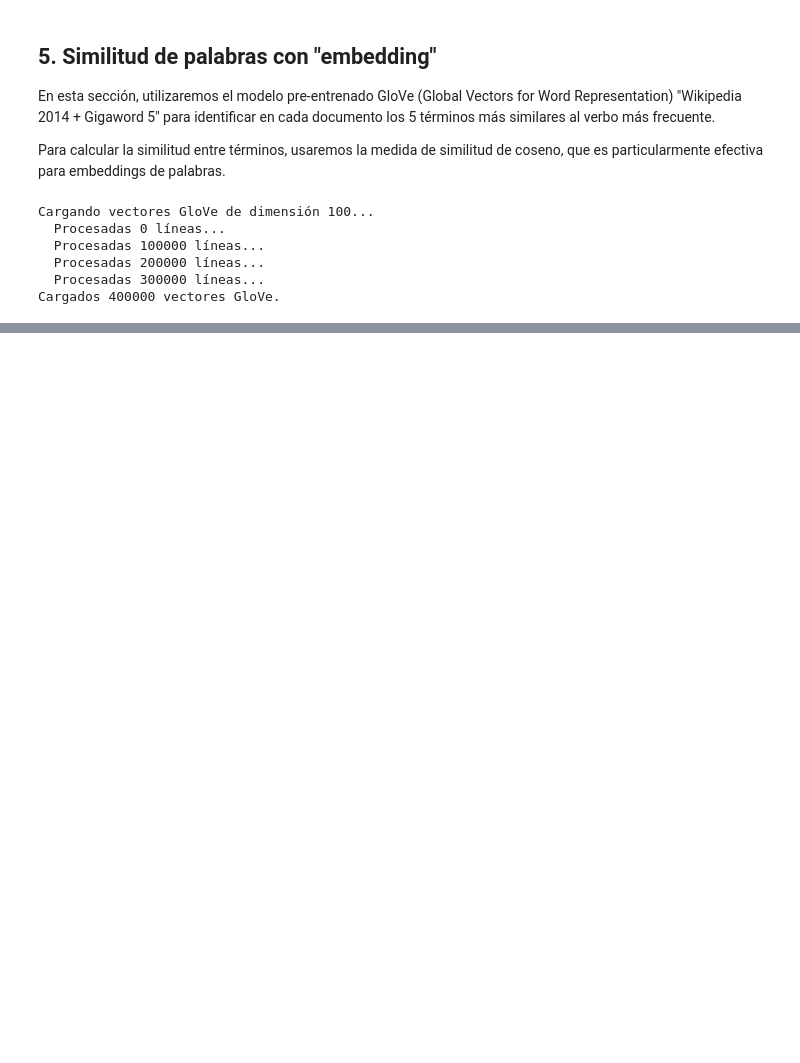
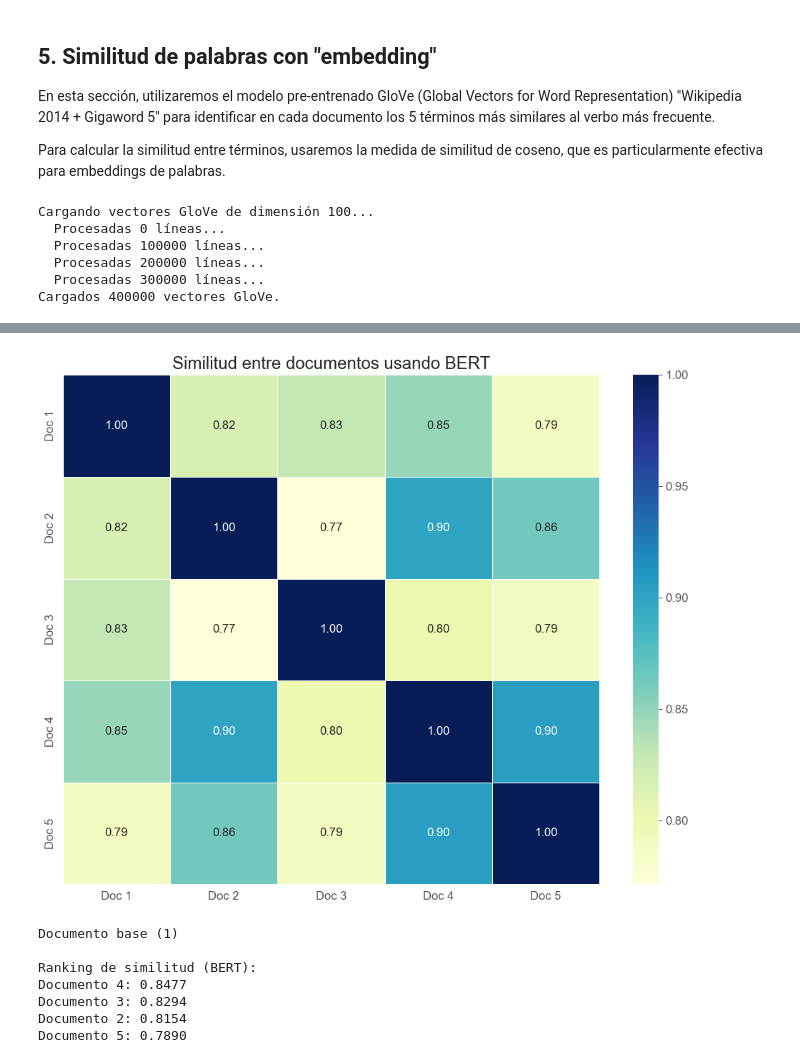
Before and after one commit to kvalencee/NLP-Semantic-Similarity-Analysis, a Jupyter notebook: Practica4_ValenciaHernandezKevinGuadalupe_5BV1.ipynb, the cells around one changed output, grey strips where cells are left out. Saved outputs shown, nothing was run; the diff lists cells and outputs as text; code cells hidden in the pictures; blank space fills up the shorter version.

```diff
--- a/Practica4_ValenciaHernandezKevinGuadalupe_5BV1.ipynb
+++ b/Practica4_ValenciaHernandezKevinGuadalupe_5BV1.ipynb
@@ -1033,0 +1127,19 @@ GloVe captura relaciones semánticas entre palabras basándose en estadísticas
+# %%
+# Calcular similitud del coseno entre todos los pares de documentos
+print("\nSimilitud entre documentos usando embeddings BERT:")
+print(f"{'-'*50}")
+
+# Matriz para almacenar similitudes
+num_docs = len(embeddings_documentos)
+matriz_similitud = np.zeros((num_docs, num_docs))
+
+for i in range(num_docs):
+    for j in range(i, num_docs):
+        # Calcular similitud del coseno
+        sim = cosine_similarity(embeddings_documentos[i], embeddings_documentos[j])[0][0]
+        matriz_similitud[i, j] = sim
+        matriz_similitud[j, i] = sim  # La matriz es simétrica
+
+        # Mostrar resultado solo para pares distintos (i != j)
+        if i != j:
+            print(f"Documento {i+1} ↔ Documento {j+1}: {sim:.4f}")
@@ -1033,0 +1159,41 @@ GloVe captura relaciones semánticas entre palabras basándose en estadísticas
+# %%
+import pandas as pd
+import matplotlib.pyplot as plt
+import seaborn as sns
+
+# Crear DataFrame para la matriz de similitud
+df_similitud = pd.DataFrame(matriz_similitud)
+df_similitud.index = [f'Doc {i+1}' for i in range(num_docs)]
+df_similitud.columns = [f'Doc {i+1}' for i in range(num_docs)]
+
+# Visualizar matriz de similitud como mapa de calor
+plt.figure(figsize=(10, 8))
+sns.heatmap(df_similitud, annot=True, cmap="YlGnBu", fmt=".2f", linewidths=.5)
+plt.title('Similitud entre documentos usando BERT')
+plt.tight_layout()
+plt.show()
+
+# Crear tabla de similitud para el documento base (el primero) con los demás
+doc_base_idx = 0  # Documento base (el primero)
+similitudes_bert = []
+
+for i in range(num_docs):
+    if i != doc_base_idx:
+        similitudes_bert.append((i, matriz_similitud[doc_base_idx, i]))
+
+# Ordenar por similitud
+similitudes_bert.sort(key=lambda x: x[1], reverse=True)
+
+print(f"Documento base ({doc_base_idx + 1})")
+print("\nRanking de similitud (BERT):")
+for i, sim in similitudes_bert:
+    print(f"Documento {i+1}: {sim:.4f}")
+# %% [output]
+[figure, added]
+Documento base (1)
+
+Ranking de similitud (BERT):
+Documento 4: 0.8477
+Documento 3: 0.8294
+Documento 2: 0.8154
+Documento 5: 0.7890
```
Also changed, not shown: parts of 10 cells of this notebook.
